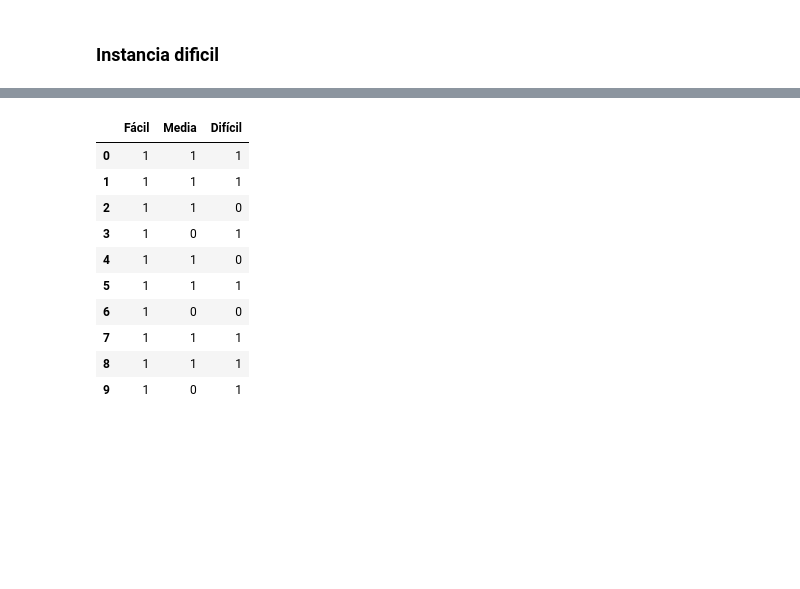
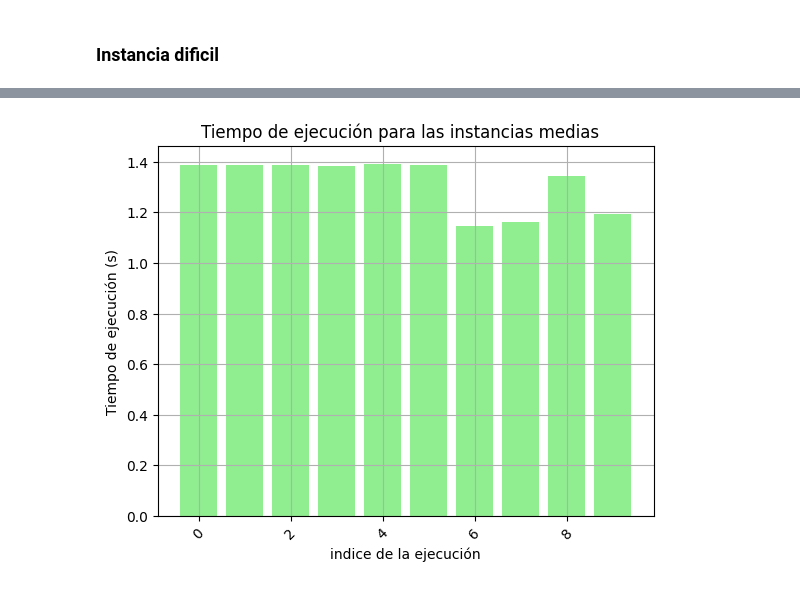
Before and after one commit to Doctorjellybeans/Optimizaci-n-de-MKP-con-SHO, a Jupyter notebook: Optimizacion_mkp_sho.ipynb, the cells around one changed output, grey strips where cells are left out. Drawn from its saved outputs; the diff is of its cells as text; code cells hidden in the pictures; blank space fills up the shorter version.

```diff
--- a/Optimizacion_mkp_sho.ipynb
+++ b/Optimizacion_mkp_sho.ipynb
@@ -300,13 +391,10 @@ df_values
 # %%
+plt.bar(df_faciles.index, df_medios["Tiempo de ejecución"], label='Media', color='lightgreen')
+plt.title('Tiempo de ejecución para las instancias medias  ')
+plt.ylabel('Tiempo de ejecución (s)')
+plt.xlabel('indice de la ejecución')
+plt.xticks(rotation=45)
+plt.grid(True)
+plt.show()
 # %% [output]
-|  | Fácil | Media | Difícil |
-| 0 | 1 | 1 | 1 |
-| 1 | 1 | 1 | 1 |
-| 2 | 1 | 1 | 0 |
-| 3 | 1 | 0 | 1 |
-| 4 | 1 | 1 | 0 |
-| 5 | 1 | 1 | 1 |
-| 6 | 1 | 0 | 0 |
-| 7 | 1 | 1 | 1 |
-| 8 | 1 | 1 | 1 |
-| 9 | 1 | 0 | 1 |
+[figure, added]
```
Also changed, not shown: parts of 14 cells of this notebook.
